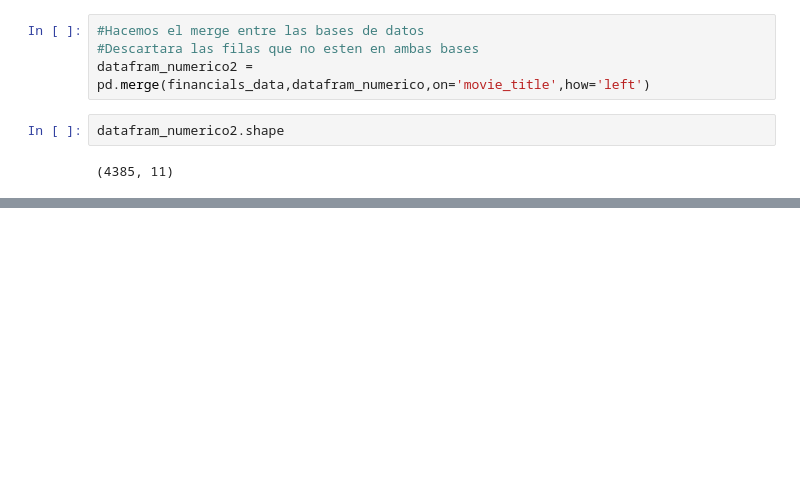
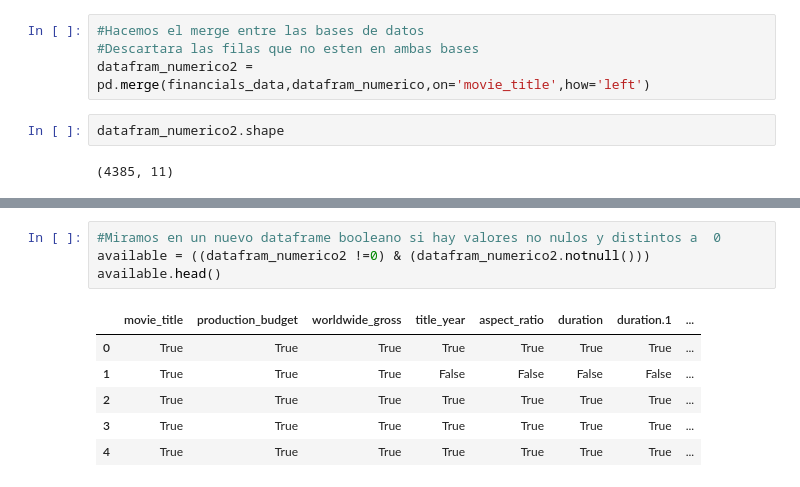
Before and after one commit to Kaiziferr/MachineLearningAplicate, a Jupyter notebook: Preparación de los datos.ipynb, the cells around one changed output, grey strips where cells are left out. Cells and saved outputs as stored; diff of their text form; blank space fills up the shorter version.

```diff
--- a/Preparación de los datos.ipynb
+++ b/Preparación de los datos.ipynb
@@ -436,0 +492,11 @@ datafram_numerico2.head()
+# %%
+#Miramos en un nuevo dataframe booleano si hay valores no nulos y distintos a  0
+available = ((datafram_numerico2 !=0) & (datafram_numerico2.notnull()))
+available.head()
+# %% [output]
+|  | movie_title | production_budget | worldwide_gross | title_year | aspect_ratio | duration | duration.1 | ... |
+| 0 | True | True | True | True | True | True | True | ... |
+| 1 | True | True | True | False | False | False | False | ... |
+| 2 | True | True | True | True | True | True | True | ... |
+| 3 | True | True | True | True | True | True | True | ... |
+| 4 | True | True | True | True | True | True | True | ... |
```
Also changed, not shown: parts of 19 cells of this notebook, 3 other files.
